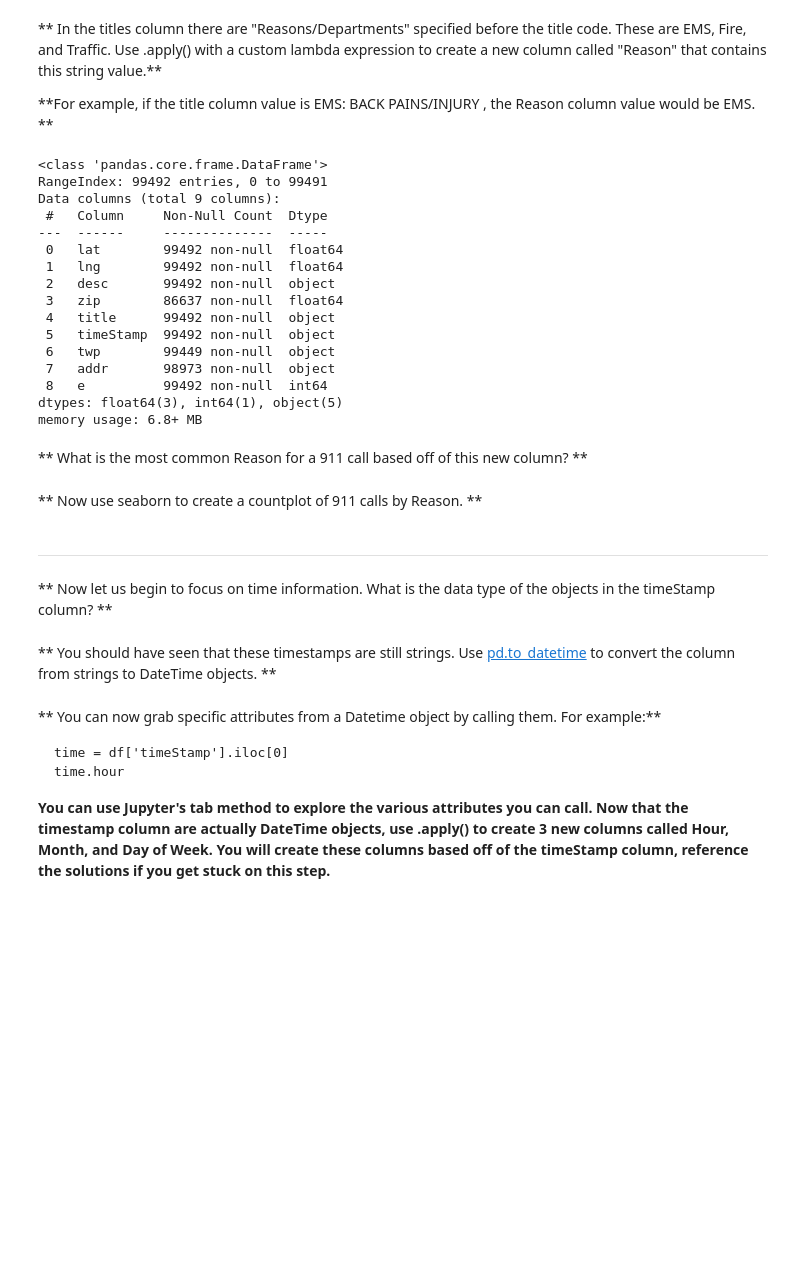
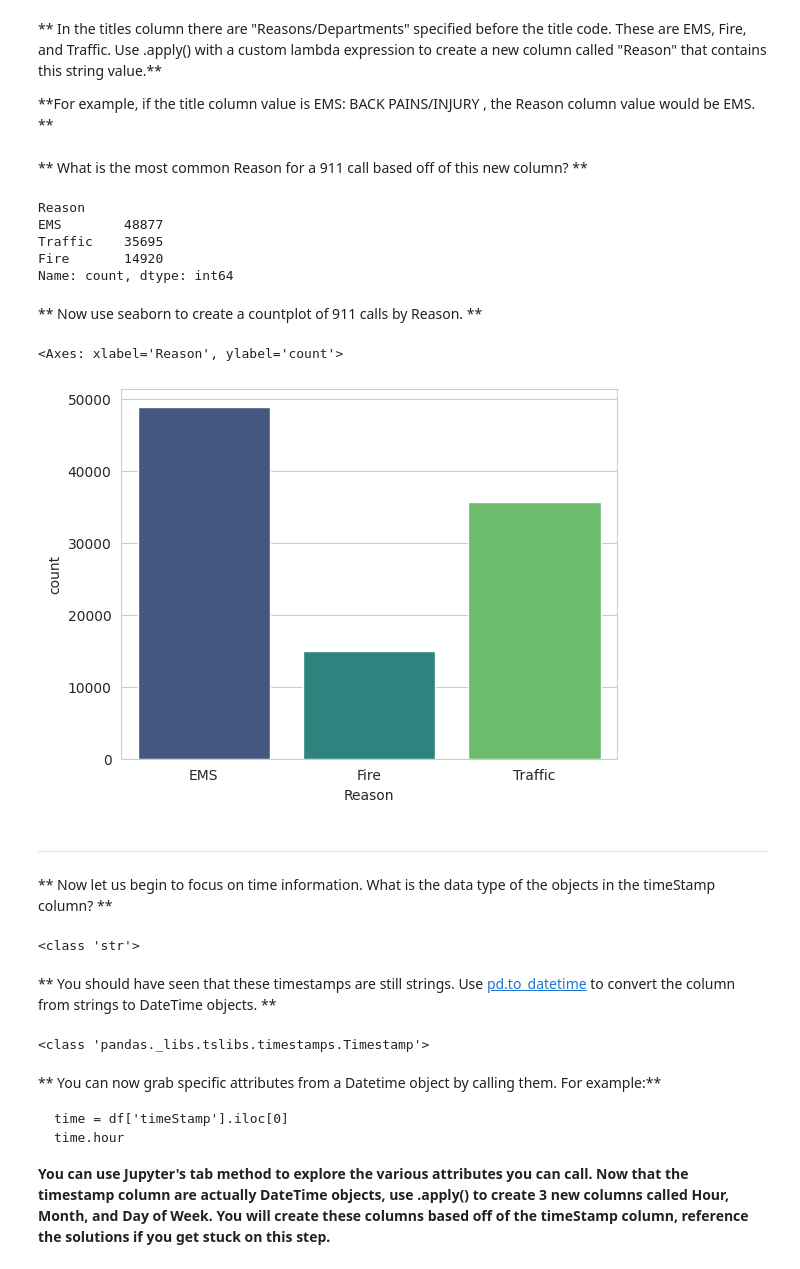
Before and after one commit to gvatsal60/ds-on-kaggle, a Jupyter notebook: Notebooks/911-Calls/911-calls-data-capstone-project.ipynb, the cells around one changed output. Cells and saved outputs as stored; diff of their text form; code cells hidden in the pictures; blank space fills up the shorter version.

Commit message:
Kaggle Notebook | 911-Calls-Data-Capstone-Project | Version 8

```diff
--- a/Notebooks/911-Calls/911-calls-data-capstone-project.ipynb
+++ b/Notebooks/911-Calls/911-calls-data-capstone-project.ipynb
@@ -102,35 +104,42 @@ df["title"].nunique()
 ** In the titles column there are "Reasons/Departments" specified before the title code. These are EMS, Fire, and Traffic. Use .apply() with a custom lambda expression to create a new column called "Reason" that contains this string value.**
 
 **For example, if the title column value is EMS: BACK PAINS/INJURY , the Reason column value would be EMS. **
-# %%
-df.head(1)
-df.info()
-# %% [output]
-<class 'pandas.core.frame.DataFrame'>
-RangeIndex: 99492 entries, 0 to 99491
-Data columns (total 9 columns):
- #   Column     Non-Null Count  Dtype
----  ------     --------------  -----
- 0   lat        99492 non-null  float64
- 1   lng        99492 non-null  float64
- 2   desc       99492 non-null  object
- 3   zip        86637 non-null  float64
- 4   title      99492 non-null  object
- 5   timeStamp  99492 non-null  object
- 6   twp        99449 non-null  object
- 7   addr       98973 non-null  object
- 8   e          99492 non-null  int64
-dtypes: float64(3), int64(1), object(5)
-memory usage: 6.8+ MB
+# %%
+extract = lambda x: x.split(':')[0]
+
+# df = df.assign(Reason = df['title'].apply(extract))
+df['Reason'] = df['title'].apply(extract)
 # %% [markdown]
 ** What is the most common Reason for a 911 call based off of this new column? **
+# %%
+df['Reason'].value_counts()
+# %% [output]
+Reason
+EMS        48877
+Traffic    35695
+Fire       14920
+Name: count, dtype: int64
 # %% [markdown]
 ** Now use seaborn to create a countplot of 911 calls by Reason. **
+# %%
+sns.countplot(x = 'Reason', data = df, palette='viridis')
+# %% [output]
+<Axes: xlabel='Reason', ylabel='count'>
+[figure, added]
 # %% [markdown]
 ___
 ** Now let us begin to focus on time information. What is the data type of the objects in the timeStamp column? **
+# %%
+print(type(df['timeStamp'].iloc[0]))
+# %% [output]
+<class 'str'>
 # %% [markdown]
 ** You should have seen that these timestamps are still strings. Use [pd.to_datetime](http://pandas.pydata.org/pandas-docs/stable/generated/pandas.to_datetime.html) to convert the column from strings to DateTime objects. **
+# %%
+df['timeStamp'] = pd.to_datetime(df['timeStamp'], format='%Y-%m-%d %H:%M:%S')
+print(type(df['timeStamp'].iloc[0]))
+# %% [output]
+<class 'pandas._libs.tslibs.timestamps.Timestamp'>
 # %% [markdown]
 ** You can now grab specific attributes from a Datetime object by calling them. For example:**
 
```
Also changed, not shown: parts of 12 cells of this notebook.
